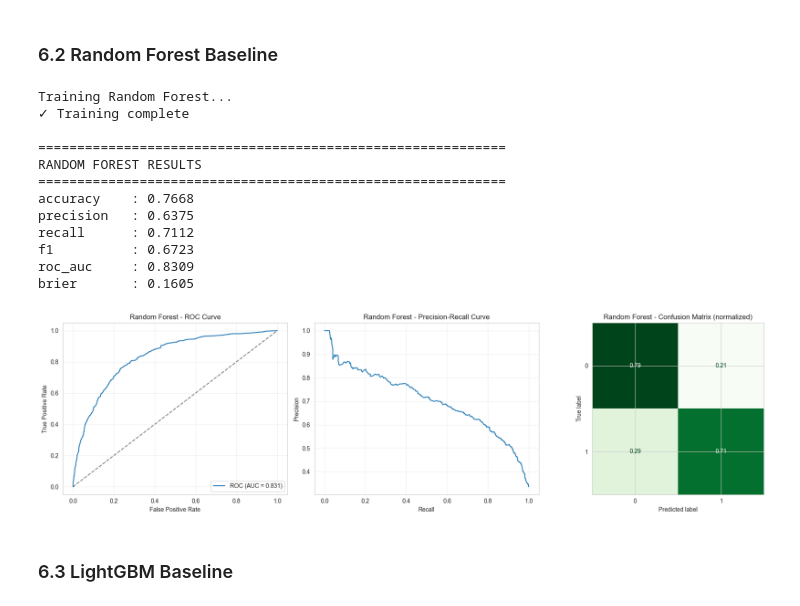
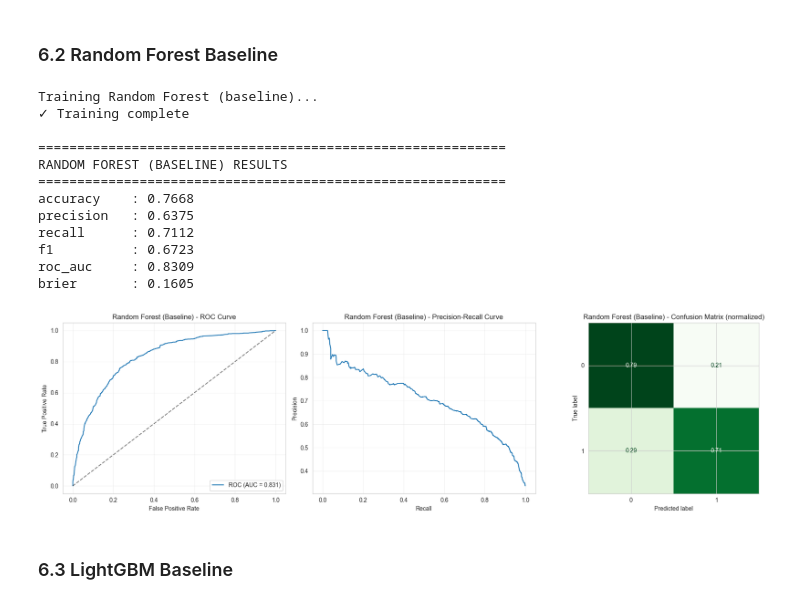
Before and after one commit to yxseef/venturesurvive, a Jupyter notebook: notebooks/04_modeling.ipynb, the cells around one changed output. Drawn from its saved outputs; the diff is of its cells as text; code cells hidden in the pictures.

```diff
--- a/notebooks/04_modeling.ipynb
+++ b/notebooks/04_modeling.ipynb
@@ -360,7 +358,7 @@ rf_pipeline = Pipeline(steps=[
     ))
 ])
 
-print("Training Random Forest...")
+print("Training Random Forest (baseline)...")
 rf_pipeline.fit(X_train, y_train)
 print("✓ Training complete")
 
@@ -377,16 +375,16 @@ rf_metrics = {
 }
 
 print("\n" + "="*60)
-print("RANDOM FOREST RESULTS")
+print("RANDOM FOREST (BASELINE) RESULTS")
 print("="*60)
 for metric, value in rf_metrics.items():
     print(f"{metric:12s}: {value:.4f}")
 # %% [output]
-Training Random Forest...
+Training Random Forest (baseline)...
 ✓ Training complete
 
 ============================================================
-RANDOM FOREST RESULTS
+RANDOM FOREST (BASELINE) RESULTS
 ============================================================
 accuracy    : 0.7668
 precision   : 0.6375
@@ -397,31 +395,31 @@ brier       : 0.1605
 # %%
 fig, axes = plt.subplots(1, 3, figsize=(18, 5))
 
 fpr_rf, tpr_rf, _ = roc_curve(y_test, y_prob_rf)
 axes[0].plot(fpr_rf, tpr_rf, label=f"ROC (AUC = {rf_metrics['roc_auc']:.3f})")
 axes[0].plot([0, 1], [0, 1], 'k--', alpha=0.5)
 axes[0].set_xlabel('False Positive Rate')
 axes[0].set_ylabel('True Positive Rate')
-axes[0].set_title('Random Forest - ROC Curve')
+axes[0].set_title('Random Forest (Baseline) - ROC Curve')
 axes[0].legend(loc='lower right')
 axes[0].grid(True, alpha=0.3)
 
 precision_rf, recall_rf, _ = precision_recall_curve(y_test, y_prob_rf)
 axes[1].plot(recall_rf, precision_rf)
 axes[1].set_xlabel('Recall')
 axes[1].set_ylabel('Precision')
-axes[1].set_title('Random Forest - Precision-Recall Curve')
+axes[1].set_title('Random Forest (Baseline) - Precision-Recall Curve')
 axes[1].grid(True, alpha=0.3)
 
 cm_rf = confusion_matrix(y_test, y_pred_rf, normalize='true')
 disp_rf = ConfusionMatrixDisplay(confusion_matrix=cm_rf, display_labels=[0, 1])
 disp_rf.plot(ax=axes[2], cmap='Greens', colorbar=False)
-axes[2].set_title('Random Forest - Confusion Matrix (normalized)')
+axes[2].set_title('Random Forest (Baseline) - Confusion Matrix (normalized)')
 
 plt.tight_layout()
 plt.show()
 # %% [output]
-[figure, old version]
+[figure, new version]
 # %% [markdown]
 ### 6.3 LightGBM Baseline
 # %%
```
Also changed, not shown: parts of 25 cells of this notebook.
